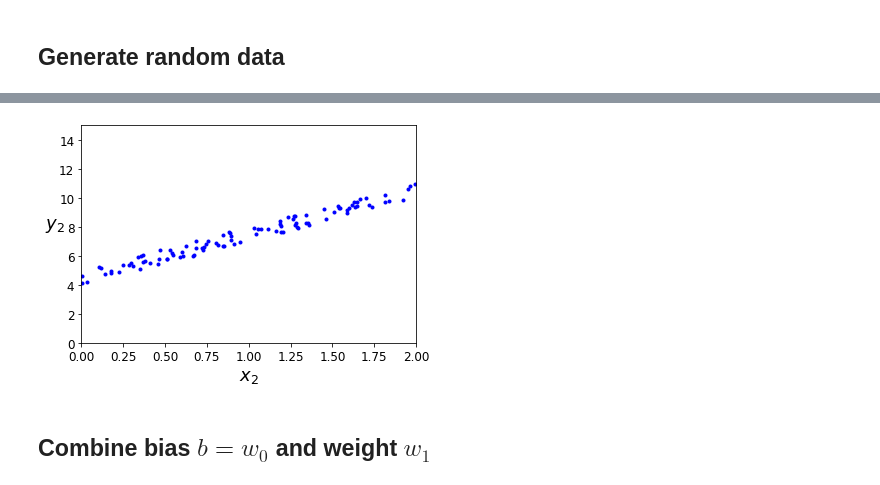
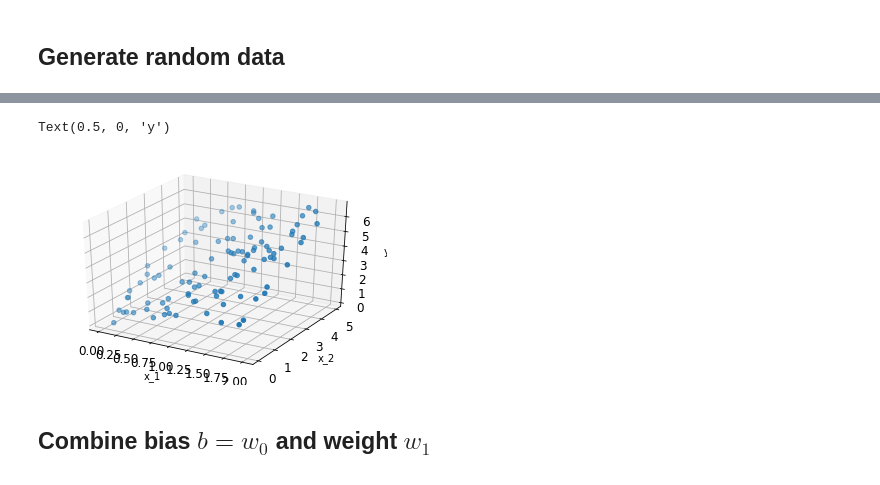
Before and after one commit to TatianaO8/AI, a Jupyter notebook: HW_2_2.ipynb, the cells around one changed output, grey strips where cells are left out. Drawn from its saved outputs; the diff is of its cells as text; code cells hidden in the pictures.

```diff
--- a/HW_2_2.ipynb
+++ b/HW_2_2.ipynb
@@ -34,11 +27,13 @@ plt.show()
-# %%
-plt.plot(X_2, y_2, "b.")
-plt.xlabel("$x_2$", fontsize=18)
-plt.ylabel("$y_2$", rotation=0, fontsize=18)
-plt.axis([0, 2, 0, 15])
-plt.show()
-# %% [output]
-[figure, removed]
+# %%
+fig = plt.figure()
+ax = plt.axes(projection='3d')
+ax.scatter(X_1, X_2, y)
+ax.set_xlabel("x_1", fontsize=10)
+ax.set_ylabel("x_2", fontsize=10)
+ax.set_zlabel("y", fontsize=10)
+# %% [output]
+Text(0.5, 0, 'y')
+[figure, added]
 # %% [markdown]
 ## Combine bias $b=w_0$ and weight $w_1$
 # %% [markdown]
```
Also changed, not shown: parts of 12 cells of this notebook.
